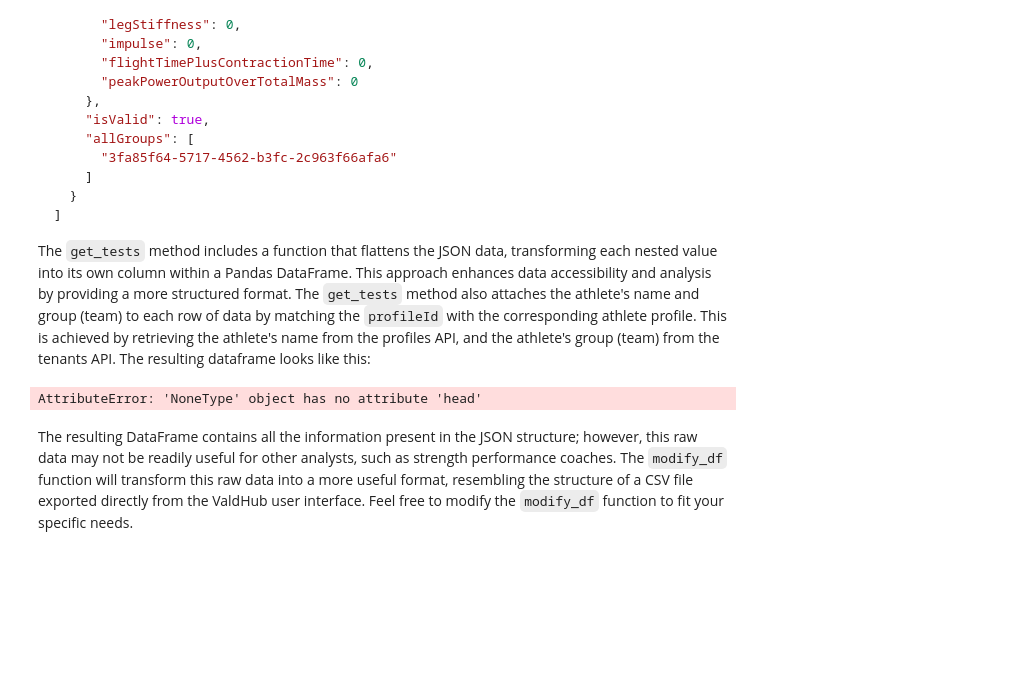
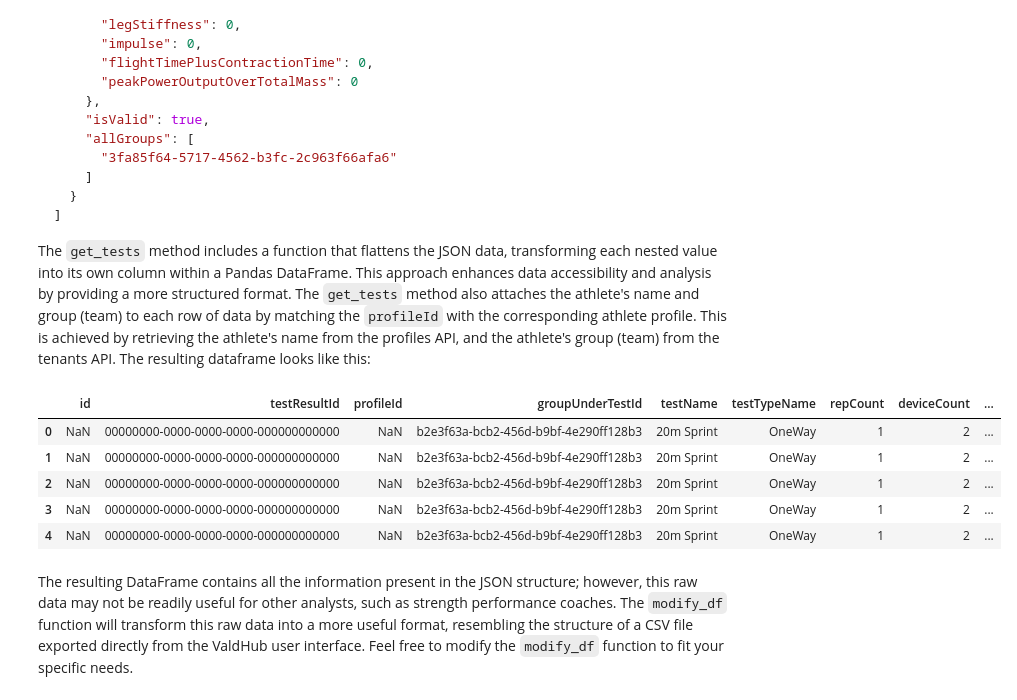
Before and after one commit to quincy928/vald_api_pulls, a Jupyter notebook: smartspeed/Smartspeed Integration.ipynb, the cells around one changed output. Drawn from its saved outputs; the diff is of its cells as text; code cells hidden in the pictures; blank space fills up the shorter version.

```diff
--- a/smartspeed/Smartspeed Integration.ipynb
+++ b/smartspeed/Smartspeed Integration.ipynb
@@ -191,9 +192,16 @@ The following JSON structure is an example value of the schema of the /tests end
 The `get_tests` method includes a function that flattens the JSON data, transforming each nested value into its own column within a Pandas DataFrame. This approach enhances data accessibility and analysis by providing a more structured format. The `get_tests` method also attaches the athlete's name and group (team) to each row of data by matching the `profileId` with the corresponding athlete profile. This is achieved by retrieving the athlete's name from the profiles API, and the athlete's group (team) from the tenants API. The resulting dataframe looks like this:
 # %%
 pd.set_option('display.max_columns', None)
+#Remove this line. Names de-identified for privacy reasons
+october_data[['Name', 'id', 'profileId']] = np.nan
 october_data.head()
 # %% [output]
-AttributeError: 'NoneType' object has no attribute 'head'
+|  | id | testResultId | profileId | groupUnderTestId | testName | testTypeName | repCount | deviceCount | ... |
+| 0 | NaN | 00000000-0000-0000-0000-000000000000 | NaN | b2e3f63a-bcb2-456d-b9bf-4e290ff128b3 | 20m Sprint | OneWay | 1 | 2 | ... |
+| 1 | NaN | 00000000-0000-0000-0000-000000000000 | NaN | b2e3f63a-bcb2-456d-b9bf-4e290ff128b3 | 20m Sprint | OneWay | 1 | 2 | ... |
+| 2 | NaN | 00000000-0000-0000-0000-000000000000 | NaN | b2e3f63a-bcb2-456d-b9bf-4e290ff128b3 | 20m Sprint | OneWay | 1 | 2 | ... |
+| 3 | NaN | 00000000-0000-0000-0000-000000000000 | NaN | b2e3f63a-bcb2-456d-b9bf-4e290ff128b3 | 20m Sprint | OneWay | 1 | 2 | ... |
+| 4 | NaN | 00000000-0000-0000-0000-000000000000 | NaN | b2e3f63a-bcb2-456d-b9bf-4e290ff128b3 | 20m Sprint | OneWay | 1 | 2 | ... |
 # %% [markdown]
 The resulting DataFrame contains all the information present in the JSON structure; however, this raw data may not be readily useful for other analysts, such as strength performance coaches. The `modify_df` function will transform this raw data into a more useful format, resembling the structure of a CSV file exported directly from the ValdHub user interface. Feel free to modify the `modify_df` function to fit your specific needs.
 # %%
```
Also changed, not shown: parts of 6 cells of this notebook.
